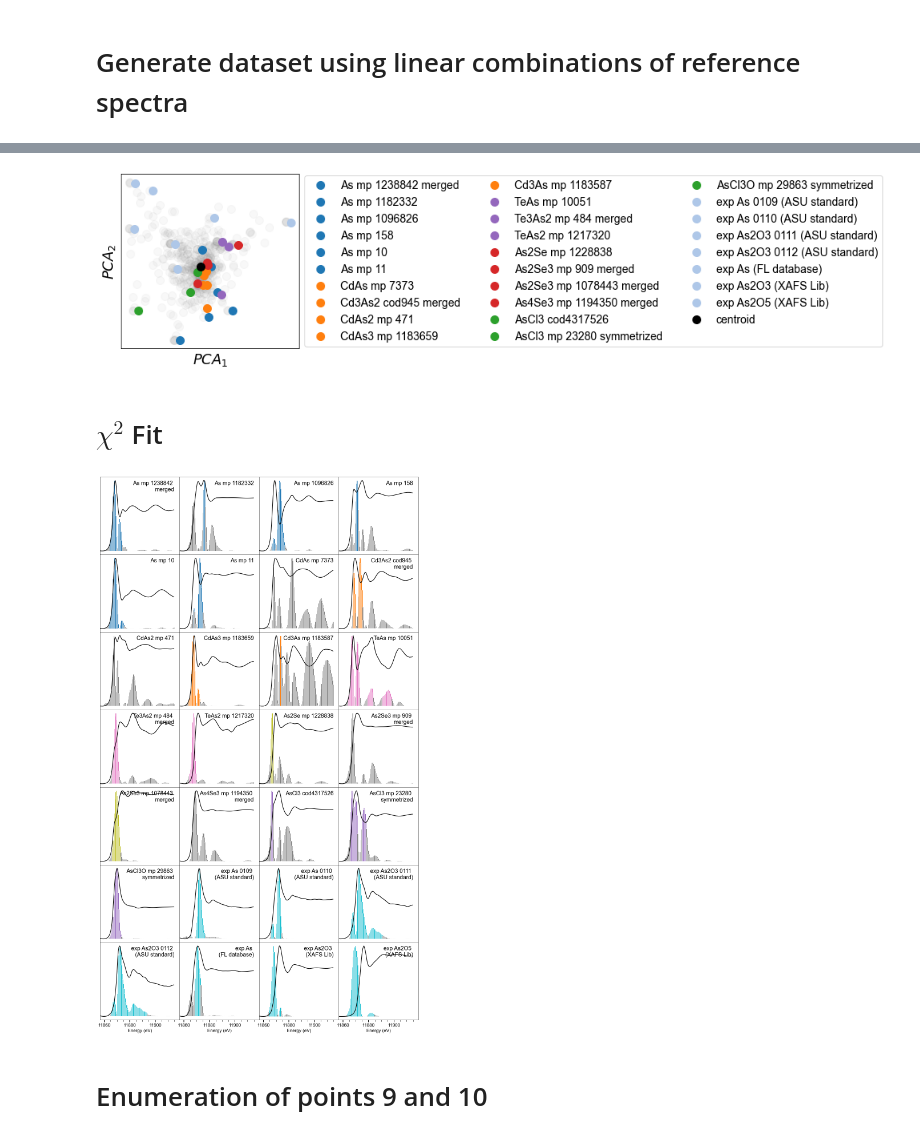
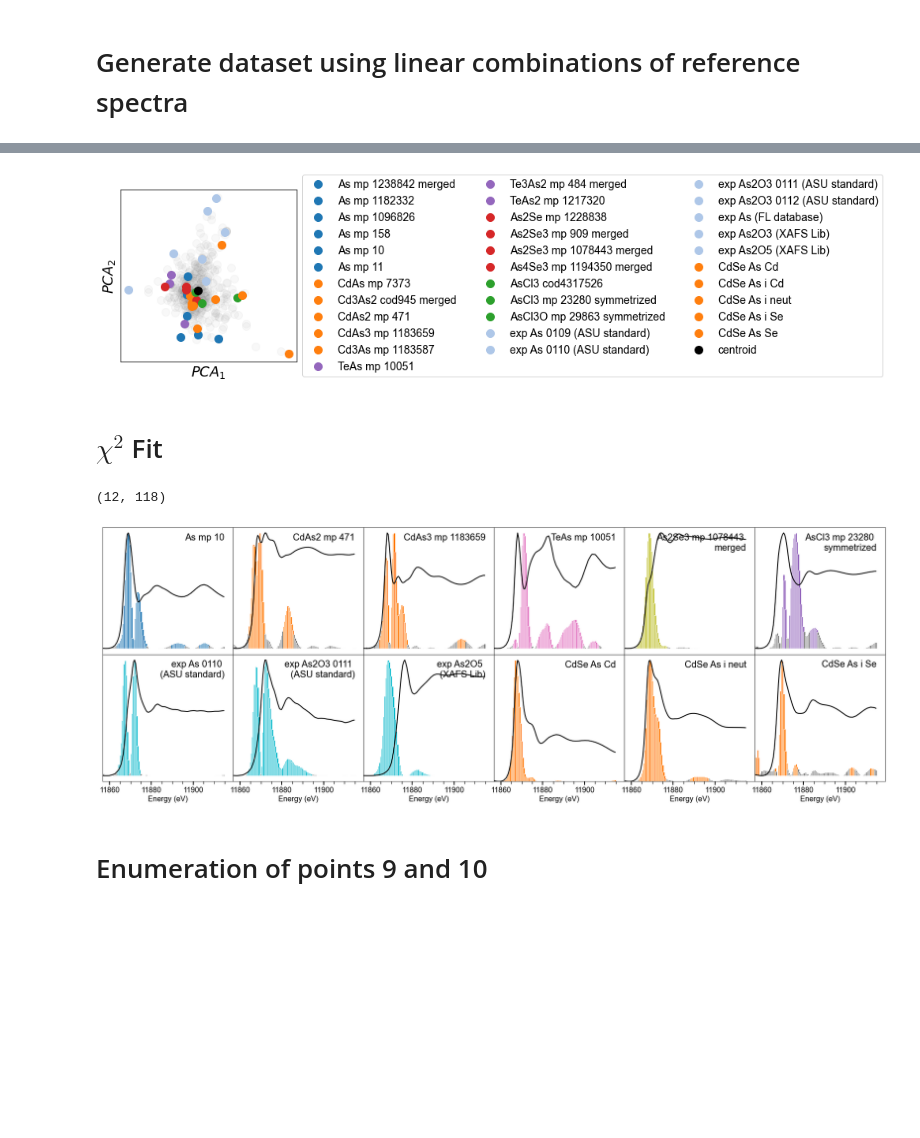
Before and after one commit to stetef/Energy-Point-Selection, a Jupyter notebook: Visualization.ipynb, the cells around one changed output, grey strips where cells are left out. Drawn from its saved outputs; the diff is of its cells as text; code cells hidden in the pictures; blank space fills up the shorter version.

```diff
--- a/Visualization.ipynb
+++ b/Visualization.ipynb
@@ -36,5 +37,5 @@ IPython.OutputArea.prototype._should_scroll = function(lines) {
 Read in example XANES spectra in `Data` folder.
 # %%
 exp = parse_file('Reference Data/As_exp_standards_normalized.dat')
-sim = parse_file('Reference ata/As_edge_sim_standards_phases_normalized.dat')
-sim.head()
+sim = parse_file('Reference Data/As_edge_sim_standards_phases_normalized.dat')
+defect = parse_file('Reference Data/As_defects_normalized.dat')
@@ -49,4 +42,11 @@ sim.head()
 # %%
 energy = np.array(sim['X1'], dtype=float)
+
 sim_data_columns = [colm for colm in sim.columns if len(colm.replace('X', '')) > 3]
 Sim_Refs = np.array(sim[sim_data_columns], dtype=float).T
+
+exp_data_columns = [colm for colm in exp.columns if len(colm.replace('X', '')) > 3]
+Exp_Refs = np.array(exp[exp_data_columns], dtype=float).T
+
+defect_data_columns = [colm for colm in defect.columns if len(colm.replace('X', '')) > 3]
+Defect_Refs = np.array(defect[defect_data_columns], dtype=float).T
@@ -56,7 +53,6 @@ Exp_Refs = np.array(exp[exp_data_columns], dtype=float).T
 # %%
-refs = np.concatenate((Sim_Refs, Exp_Refs), axis=0)
+refs = np.concatenate((Sim_Refs, Exp_Refs, Defect_Refs), axis=0)
 
-#Energy = np.linspace(11857, 11910, 107)
 Energy = np.linspace(min(energy), max(energy), 145)
 m = np.argmin((Energy - (11915))**2)
 interperlator = interp1d(energy, refs)
@@ -65,6 +61,6 @@ Refs = interperlator(Energy)
 print(f"Resolution: {Energy[1] - Energy[0]}")
 print(Energy.shape, Refs.shape)
 
-data_columns = sim_data_columns + exp_data_columns
+data_columns = sim_data_columns + exp_data_columns + defect_data_columns
 # %% [output]
 Resolution: 0.4958888888886577
@@ -76,4 +72,8 @@ print(f"whiteline: {whiteline} eV")
 # %% [output]
 exp As2O3 0112 (ASU standard)
 whiteline: 11871.988555555556 eV
+# %%
+choice_indices = np.sort([27, 4, 11, 22, 28, 30, 31, 23, 9, 16, 8, 19])
+data_columns = [data_columns[i] for i in choice_indices]
+Refs = np.array([Refs[i] for i in choice_indices])
 # %% [markdown]
@@ -113,7 +114,7 @@ plot_spectra(Energy, data, mod=0, alpha=0.05)
 # %%
 two_dimensional_visualization(data, Refs, data_columns, ncol=3, method='PCA', fontsize=18)
 # %% [output]
-[figure, old version]
+[figure, new version]
 # %% [markdown]
 # $\chi^2$ Fit
 # %%
@@ -127,63 +128,76 @@ for i in range(coeffs.shape[1]):
     chi2_vals, p_vals = chi2(data, labels)
     Pvals.append(p_vals)
     Chi2.append(chi2_vals)
+# %%
+np.array(Chi2).shape
+# %% [output]
+(12, 118)
 # %%
-nrows = 7
-ncols = 4
-Chi2_grid = np.array(Chi2).reshape(nrows, ncols, -1)
-Pval_grid = np.array(Pvals).reshape(nrows, ncols, -1)
+N = np.array(Chi2).shape[0]
+ncols = 6
+nrows = N//ncols
+if nrows * ncols < N:
+    nrows += 1
+
+Chi2 = np.array(Chi2)
+Pval = np.array(Pvals)
 fig, axes = plt.subplots(figsize=(5 * ncols, 5 * nrows), ncols=ncols, nrows=nrows)
 plt.subplots_adjust(wspace=0, hspace=0)
 
 ele_to_color_map = {'Cd': 1, 'Te': 6, 'Se': 8, 'Cl': 4, 'exp': 9, 'As': 0}
 
-max_chi2_val = np.max(Chi2_grid)
+max_chi2_val = np.max(Chi2)
 alpha = 0.05
 
-for i in range(nrows):
-    for j in range(ncols):
-        ax = axes[i, j]
-        normalized_chi2 = Chi2_grid[i, j] / np.max(Chi2_grid[i, j])
+for i, j in itertools.product(range(nrows), range(ncols)):
+    k = (i * ncols) + j
+    ax = axes[i, j]
+    if k + 1 <= N:
+        normalized_chi2 = Chi2[k] / np.max(Chi2[k])
 
-        label = data_columns[i * ncols + j]
+        label = data_columns[k]
         if '(' in label:
             label = label.replace('(', '\n(')
         if 'merged' in label:
             label = label.replace('merged', '\nmerged')
         if 'symmetrized' in label:
             label = label.replace('symmetrized', '\nsymmetrized')
 
         for key in ele_to_color_map.keys():
             if key in label:
                 c = ele_to_color_map[key]
                 break
 
-        reject_bool_arr = Pval_grid[i, j] < alpha
-        reject_indices = np.arange(len(Pval_grid[i, j]))[reject_bool_arr]
+        reject_bool_arr = Pval[k] < alpha
+        reject_indices = np.arange(len(Pval[k]))[reject_bool_arr]
         colors = np.array([plt.cm.tab10(7) for k in range(len(Energy))])
         colors[reject_indices, :] = plt.cm.tab10(c)
 
         ax.bar(Energy, normalized_chi2, color=colors, edgecolor='w')
         ax.text(11915, 1, label, ha="right", va="top", size=20)
         ax.set_yticks([])
 
         if i == nrows - 1:
             ax.xaxis.set_major_locator(MultipleLocator(20))
             ax.xaxis.set_minor_locator(MultipleLocator(5))
             ax.tick_params(direction='out', width=2, length=8, which='major', axis='x')
             ax.tick_params(direction='out', width=1, length=6, which='minor', axis='x')
+            ax.set_xticks(np.array(ax.get_xticks(), dtype=int))
             ax.set_xticklabels(np.array(ax.get_xticks(), dtype=int), fontsize=16)
             ax.set_xlabel("Energy (eV)", fontsize=16)
         else:
             ax.set_xticks([])
 
-        ref = Refs[i * ncols + j]
+        ref = Refs[k]
         ax.plot(Energy, ref / np.max(ref), 'k-', linewidth=2)
 
         ax.set_xlim(min(Energy), 11919)
-plt.savefig('Figures/chi2.png', dpi=800, transparent=True)
+    else:
+        ax.axis('off')
+
+plt.savefig('Figures/chi2_with_defects.png', dpi=800, transparent=True, bbox_inches='tight')
 # %% [output]
-[figure, old version]
+[figure, new version]
 # %% [markdown]
 # Enumeration of points 9 and 10
 # %%
```
Also changed, not shown: parts of 9 cells of this notebook, 29 other files.
